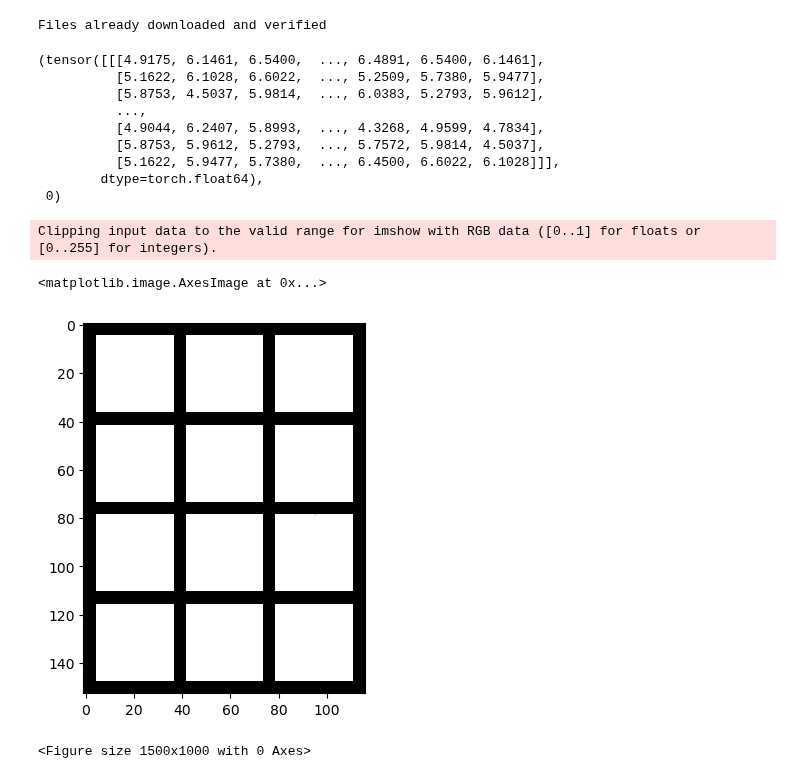
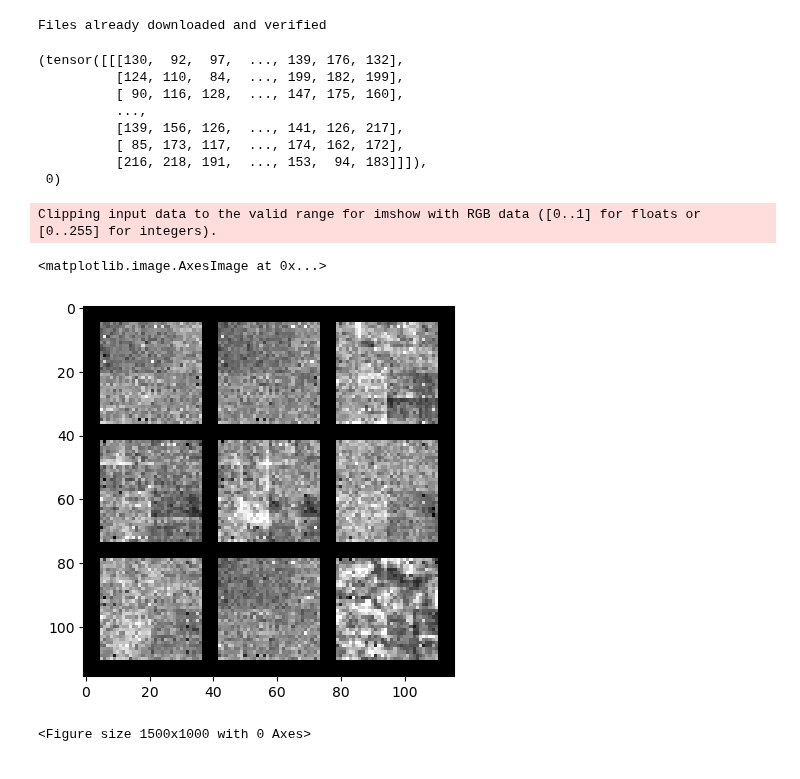
Before and after one commit to panoseti/panoseti, a Jupyter notebook: cloud-detection/model_training/cloud_detection_model.ipynb, the cells around one changed output. Saved outputs shown, nothing was run; the diff lists cells and outputs as text; code cells hidden in the pictures.

Commit message:
Fix bugs in model training notebook.

```diff
--- a/cloud-detection/model_training/cloud_detection_model.ipynb
+++ b/cloud-detection/model_training/cloud_detection_model.ipynb
@@ -63,28 +66,27 @@ val_loader = torch.utils.data.DataLoader(
 # %% [output]
 Files already downloaded and verified
 # %%
-training_data.dsl_df
-feature_uid = training_data.dsl_df.loc[:, 'feature_uid'].iloc[0]
-pano_feature_fpath = training_data.dataset_manager.get_pano_feature_fpath(feature_uid, 'fft')
+labeled_data.dsl_df
+feature_uid = labeled_data.dsl_df.loc[:, 'feature_uid'].iloc[0]
+pano_feature_fpath = labeled_data.dataset_manager.get_pano_feature_fpath(feature_uid, 'fft')
 pano_feature_fpath
-training_data[0]
+labeled_data[0]
 # %% [output]
-(tensor([[[4.9175, 6.1461, 6.5400,  ..., 6.4891, 6.5400, 6.1461],
-          [5.1622, 6.1028, 6.6022,  ..., 5.2509, 5.7380, 5.9477],
-          [5.8753, 4.5037, 5.9814,  ..., 6.0383, 5.2793, 5.9612],
+(tensor([[[130,  92,  97,  ..., 139, 176, 132],
+          [124, 110,  84,  ..., 199, 182, 199],
+          [ 90, 116, 128,  ..., 147, 175, 160],
           ...,
-          [4.9044, 6.2407, 5.8993,  ..., 4.3268, 4.9599, 4.7834],
-          [5.8753, 5.9612, 5.2793,  ..., 5.7572, 5.9814, 4.5037],
-          [5.1622, 5.9477, 5.7380,  ..., 6.4500, 6.6022, 6.1028]]],
-        dtype=torch.float64),
+          [139, 156, 126,  ..., 141, 126, 217],
+          [ 85, 173, 117,  ..., 174, 162, 172],
+          [216, 218, 191,  ..., 153,  94, 183]]]),
  0)
 # %%
-images = [training_data[i][0] for i in range(len(training_data))]
+images = [labeled_data[i][0] for i in range(9)]
 plt.imshow(torchvision.utils.make_grid(torch.stack(images), nrow=3, padding=5).numpy().transpose((1, 2, 0)))
 # %% [output]
 Clipping input data to the valid range for imshow with RGB data ([0..1] for floats or [0..255] for integers).
 <matplotlib.image.AxesImage at 0x...>
-[figure, old version]
+[figure, new version]
 # %%
 # ---- Plotting ----
 plt.figure(figsize=(15, 10))
```
Also changed, not shown: parts of 5 cells of this notebook, 3 other files.
